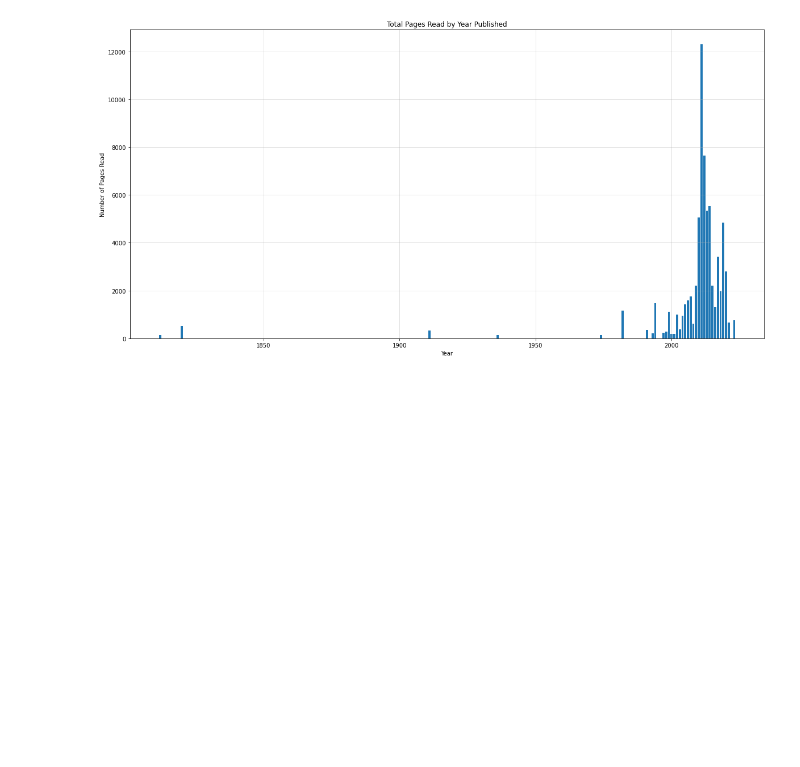
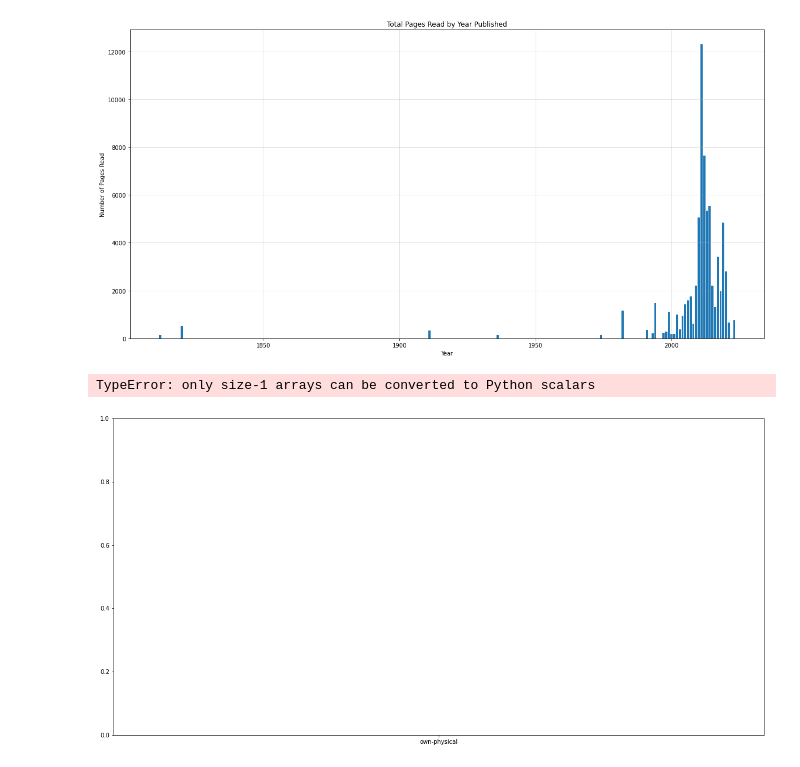
Before and after one commit to awesomecosmos/Aayushi-World-of-Books, a Jupyter notebook: data_viz.ipynb, the cells around one changed output. Saved outputs shown, nothing was run; the diff lists cells and outputs as text; code cells hidden in the pictures; blank space fills up the shorter version.

```diff
--- a/data_viz.ipynb
+++ b/data_viz.ipynb
@@ -65,3 +87,15 @@ plt.ylabel('Number of Pages Read')
 plt.grid(alpha=0.5)
 # %% [output]
 [figure]
+# %%
+tmp = df.groupby(['ownership_status']).sum()
+
+plt.figure(figsize=(20,10))
+plt.bar(tmp.index, tmp.values)
+plt.title('Total Pages Read by Year Published')
+plt.xlabel('Year')
+plt.ylabel('Number of Pages Read')
+plt.grid(alpha=0.5)
+# %% [output]
+TypeError: only size-1 arrays can be converted to Python scalars
+[figure, added]
```
Also changed, not shown: parts of 9 cells of this notebook.
